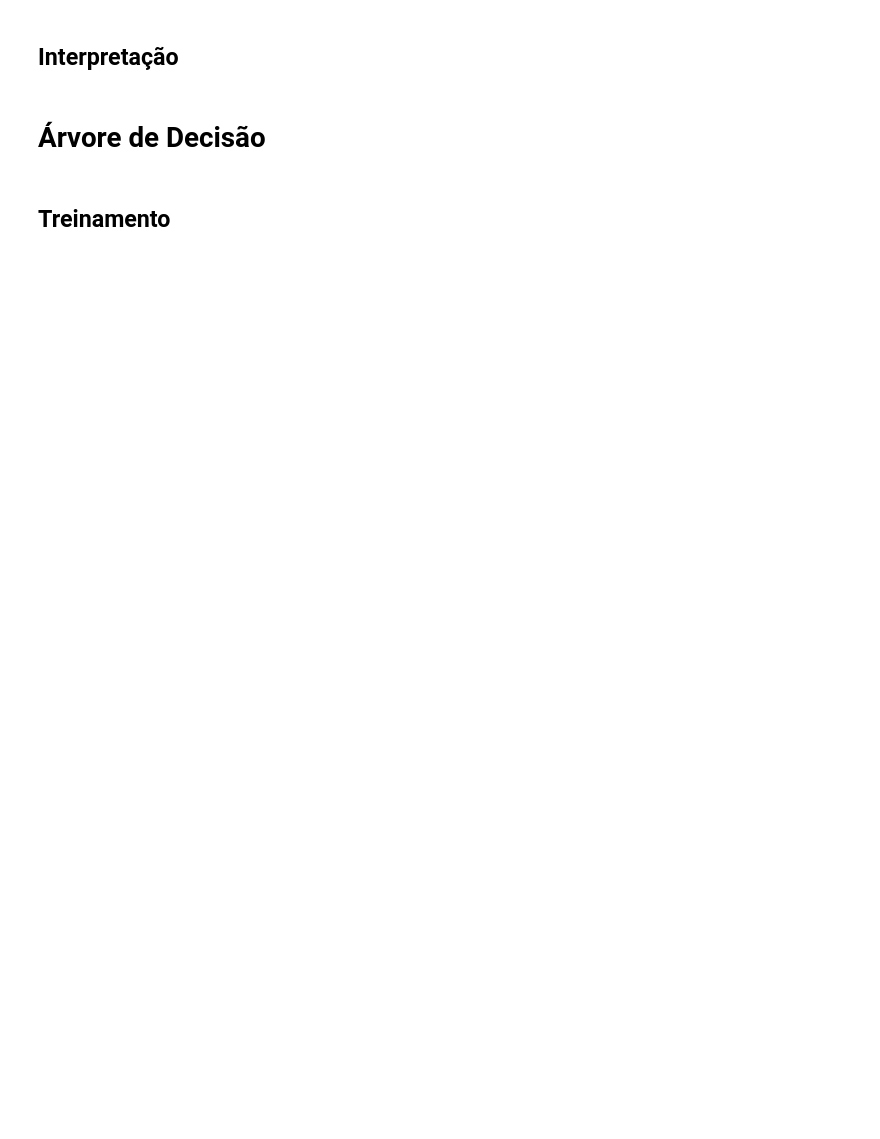
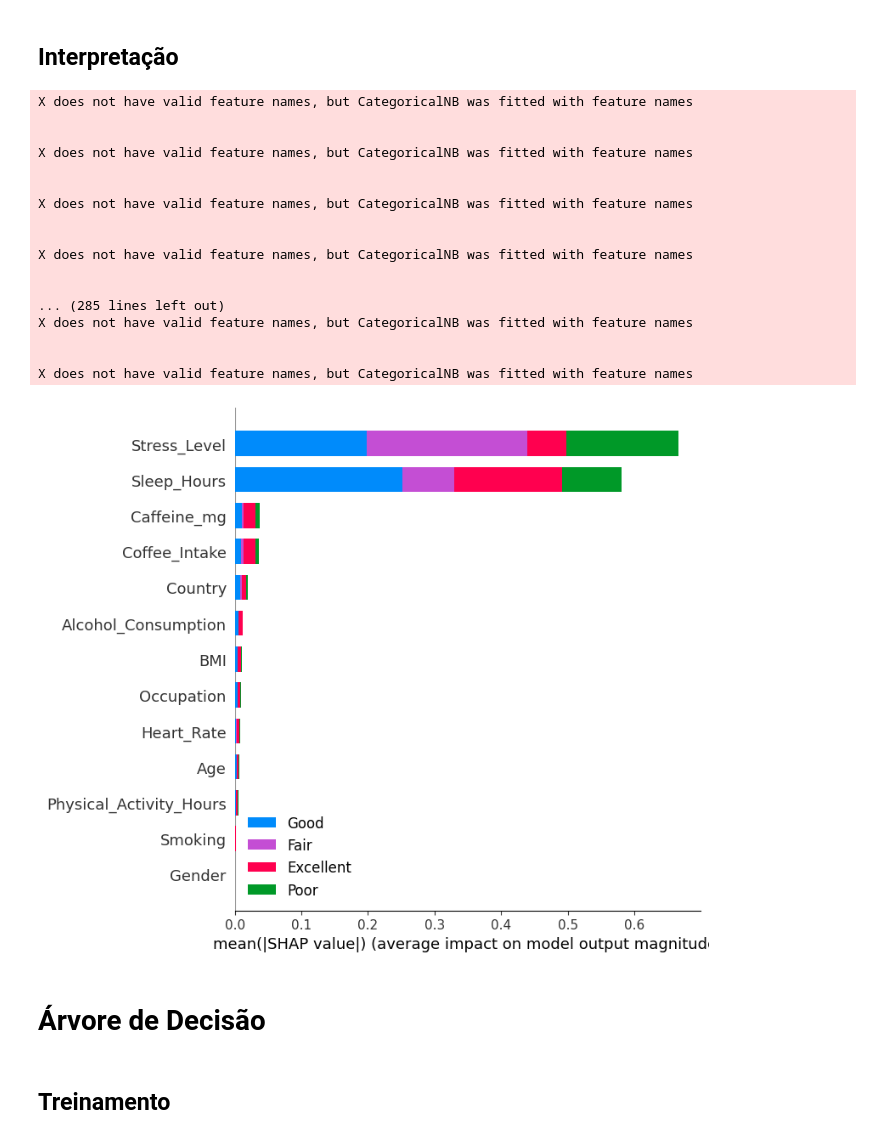
Before and after one commit to zurawskigabriel/T1_Aprendizado_De_Maquina, a Jupyter notebook: main.ipynb, the cells around one changed output. Drawn from its saved outputs; the diff is of its cells as text; code cells hidden in the pictures; blank space fills up the shorter version.

```diff
--- a/main.ipynb
+++ b/main.ipynb
@@ -471,5 +565,41 @@ OBS: segundo a documentação, o role de Laplace para remover probabilidades 0
 # %% [markdown]
 ## Interpretação
+# %%
+# Método alternativo usando KernelExplainer (mais lento mas mais estável)
+def predict_proba_wrapper(X):
+    return nb_model.predict_proba(X)
+
+# Cria uma amostra ainda menor para o background
+background_sample = X_train.sample(n=100, random_state=42)
+test_sample = X_test.sample(n=50, random_state=42)
+
+# Inicializa o KernelExplainer
+explainer = shap.KernelExplainer(predict_proba_wrapper, background_sample)
+
+# Calcula valores SHAP
+shap_values = explainer.shap_values(test_sample)
+
+# Visualizações
+shap.summary_plot(shap_values, test_sample, plot_type="bar", class_names=['Poor', 'Fair', 'Good', 'Excellent'])
+# %% [output]
+X does not have valid feature names, but CategoricalNB was fitted with feature names
+
+
+X does not have valid feature names, but CategoricalNB was fitted with feature names
+
+
+X does not have valid feature names, but CategoricalNB was fitted with feature names
+
+
+X does not have valid feature names, but CategoricalNB was fitted with feature names
+
+
+... (285 lines left out)
+X does not have valid feature names, but CategoricalNB was fitted with feature names
+
+
+X does not have valid feature names, but CategoricalNB was fitted with feature names
+[figure, added]
 # %% [markdown]
 # Árvore de Decisão
 # %%
```
Also changed, not shown: parts of 43 cells of this notebook, 10 other files.
